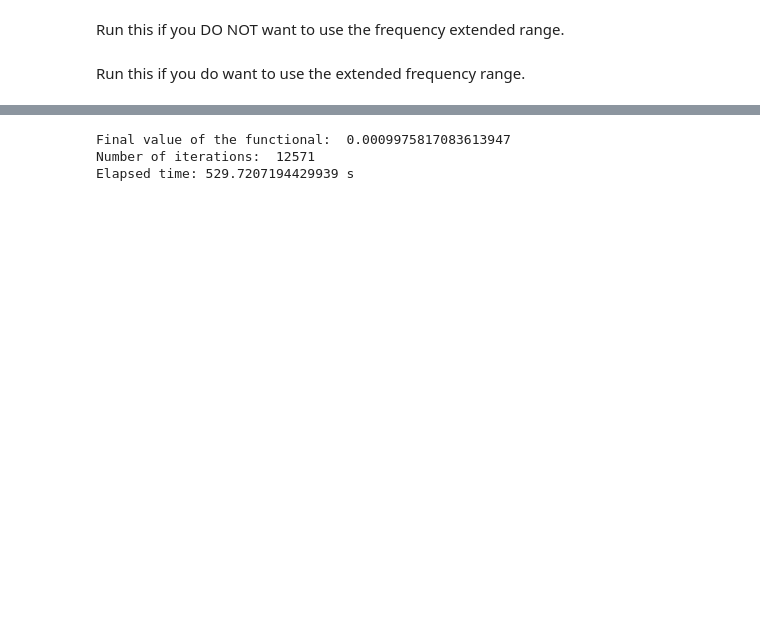
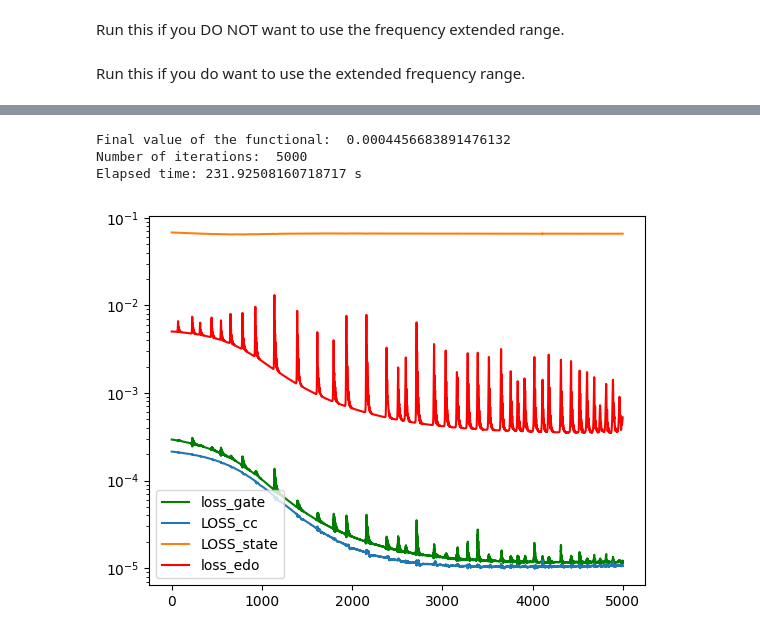
Before and after one commit to martinjimenez388/my-first-proyect, a Jupyter notebook: Examples/PINN_control_4levels_pre_trained.ipynb, the cells around one changed output, grey strips where cells are left out. Saved outputs shown, nothing was run; the diff lists cells and outputs as text; code cells hidden in the pictures; blank space fills up the shorter version.

```diff
--- a/Examples/PINN_control_4levels_pre_trained.ipynb
+++ b/Examples/PINN_control_4levels_pre_trained.ipynb
@@ -377,7 +391,7 @@ def calculate_all_losses(s0: tc.Tensor, s1: tc.Tensor, derivs: tc.Tensor, v0: tc
 
     return loss_edo, loss_data, loss_gate, loss_state
 # %%
-epocas  = 60000
+epocas  = 5000
 sqrt12=1.0/tc.sqrt(tc.tensor(2.0))
 LOSS    = []
 LOSS1   = []
@@ -411,8 +425,8 @@ err = 1.
 navr = 20
 avrerr = np.ones(navr, dtype=float)
 
-#for _ in tqdm(range(epocas)):
-while(err > 1.e-3 and k < epocas):
+for _ in tqdm(range(epocas)):
+#while(err > 1.e-3 and k < epocas):
     ####### Forward pass #######
     y  = X_vector(time)
 
@@ -439,47 +453,48 @@ while(err > 1.e-3 and k < epocas):
         [tc.autograd.grad(v, time, grad_outputs=tc.ones_like(v),
                           create_graph=True)[0] for v in vars_list],
         dim=1
     )
 
     LOSS_edo, LOSS_cc, Loss_gate, Loss_state = calculate_all_losses(s0, s1, derivs, v0, vt, Op, Os)
 
     #Loss_freq = ((tc.autograd.grad(Op, time, grad_outputs=tc.ones_like(Os), create_graph=True)[0])**2).mean()
     #Loss_freq += ((tc.autograd.grad(Os, time, grad_outputs=tc.ones_like(Op), create_graph=True)[0])**2).mean()
 
     ####### Loss total #######
     loss_i = LOSS_edo + LOSS_cc + Loss_gate + 0.2*Loss_state# + 0.05*((((Op[1:]-Op[:-1])/time[1])**2).mean() + (((Os[1:]-Os[:-1])/time[1])**2).mean())#((Op**2).mean() + (Os**2).mean())
 
     ####### Backpropagation #######
     opt.zero_grad()
     loss_i.backward()
     opt.step()
     err = LOSS_edo.cpu().detach().numpy()#loss_i.cpu().detach().numpy()
     avrerr[k%navr] = err
     err = avrerr.mean()
     k += 1
-    #LOSS1.append(LOSS_edo.cpu().detach().numpy())
-    #LOSS2.append(LOSS_cc.cpu().detach().numpy())
-    #LOSS3.append(Loss_state.cpu().detach().numpy())
-    #LOSS.append(Loss_gate.cpu().detach().numpy())
+    LOSS1.append(LOSS_edo.cpu().detach().numpy())
+    LOSS2.append(LOSS_cc.cpu().detach().numpy())
+    LOSS3.append(Loss_state.cpu().detach().numpy())
+    LOSS.append(Loss_gate.cpu().detach().numpy())
 
 t_end = tm.perf_counter()
 tempo_total = t_end - t_start
 
 print("Final value of the functional: ", err)
 print("Number of iterations: ", k)
 print(f"Elapsed time: {tempo_total} s")
 
-#plt.plot(LOSS,"g",label="loss_gate")
-#plt.plot(LOSS2,label="LOSS_cc")
-#plt.plot(LOSS3,label="LOSS_state")
-#plt.plot(LOSS1,'r-',label="loss_edo")
-#plt.yscale("log")
-#plt.legend()
-#plt.show()
+plt.plot(LOSS,"g",label="loss_gate")
+plt.plot(LOSS2,label="LOSS_cc")
+plt.plot(LOSS3,label="LOSS_state")
+plt.plot(LOSS1,'r-',label="loss_edo")
+plt.yscale("log")
+plt.legend()
+plt.show()
 # %% [output]
-Final value of the functional:  0.0009975817083613947
-Number of iterations:  12571
-Elapsed time: 529.7207194429939 s
+Final value of the functional:  0.0004456683891476132
+Number of iterations:  5000
+Elapsed time: 231.92508160718717 s
+[figure, added]
 # %%
 t_points =  np.linspace(0,tfinal, N)
 X_  = X_vector(time).detach().numpy()
```
Also changed, not shown: parts of 8 cells of this notebook, 4 other files.
